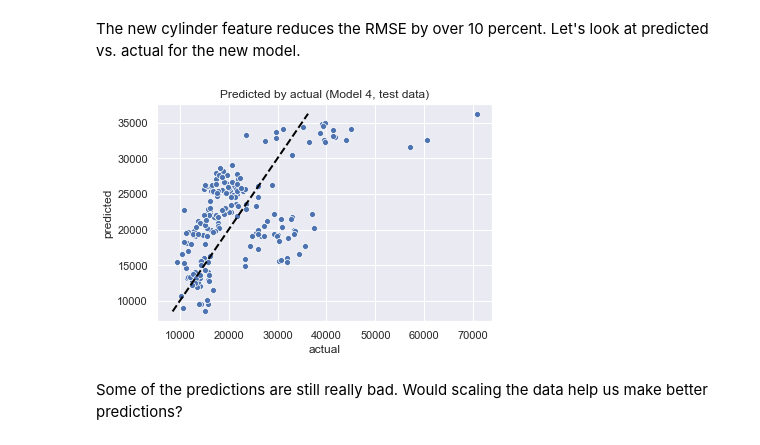
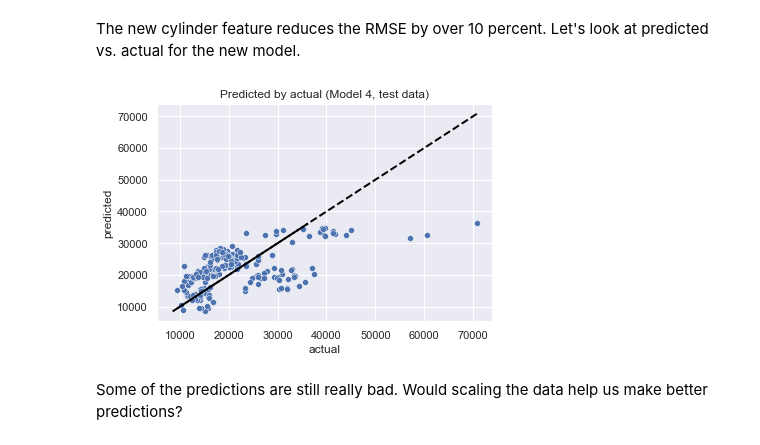
Before and after one commit to raymondshum/CST383, a Jupyter notebook: Assignments/HW7/linear-regression.ipynb, the cells around one changed output. Drawn from its saved outputs; the diff is of its cells as text; code cells hidden in the pictures.

```diff
--- a/Assignments/HW7/linear-regression.ipynb
+++ b/Assignments/HW7/linear-regression.ipynb
@@ -130,5 +149,10 @@ The model says that for every extra mile of milage, our prediction for price wil
 #@ 6 Create a new linear model for Price using predictors Mileage,
 # cruise, and Leather.  Assign your model to variable reg2.
 
-# YOUR CODE HERE
+predictors = ['Mileage', 'Cruise', 'Leather']
+X = df[predictors]
+y = df['Price']
+
+reg2 = LinearRegression()
+reg2.fit(X, y)
 # %% [output]
@@ -175,7 +208,13 @@ A good way to see how well a regression model is working is to plot predicted va
 # value of actual and predicted, and 2) the maximum value of actual and predicted.
 
 def plot_actual_predicted(actual, predicted, title):
-    # YOUR CODE HERE
+    sns.scatterplot(x=actual, y=predicted)
+    a = [np.min(actual),np.min(predicted)]
+    b = [np.max(actual),np.max(predicted)]
+    plt.plot([a,b], [a,b], color='black', linewidth=2, linestyle='dashed')
+    plt.title(title)
+    plt.xlabel('actual')
+    plt.ylabel('predicted')
 # %%
 # plot predicted vs. actual for your linear model
 
@@ -236,5 +282,11 @@ We can make better predictions if we use more features as predictors.  Let's use
 # as a new predictor.  Do a train/test split (with random_state = 0), and fit your model to
 # the training data.
 
-# YOUR CODE HERE
+pd.options.mode.chained_assignment=None
+if 'Cylinder' not in X:
+    X['Cylinder'] = df['Cylinder'].copy(deep=True)
+
+X_train, X_test, y_train, y_test = train_test_split(X, y, test_size=0.25, random_state=0)
+reg4=LinearRegression()
+reg4.fit(X_train, y_train)
 # %% [output]
@@ -255,10 +307,10 @@ The new cylinder feature reduces the RMSE by over 10 percent.  Let's look at pre
 # %%
 #@ 15 Plot the actual and predicted values using plot_actual_predicted().
 # Use test data for your predictions.
-
-# YOUR CODE HERE
+title='Predicted by actual (Model 4, test data)'
+plot_actual_predicted(y_test,reg4.predict(X_test), title)
 # %% [output]
-[figure, old version]
+[figure, new version]
 # %% [markdown]
 Some of the predictions are still really bad.  Would scaling the data help us make better predictions?
 # %%
```
Also changed, not shown: parts of 26 cells of this notebook.
